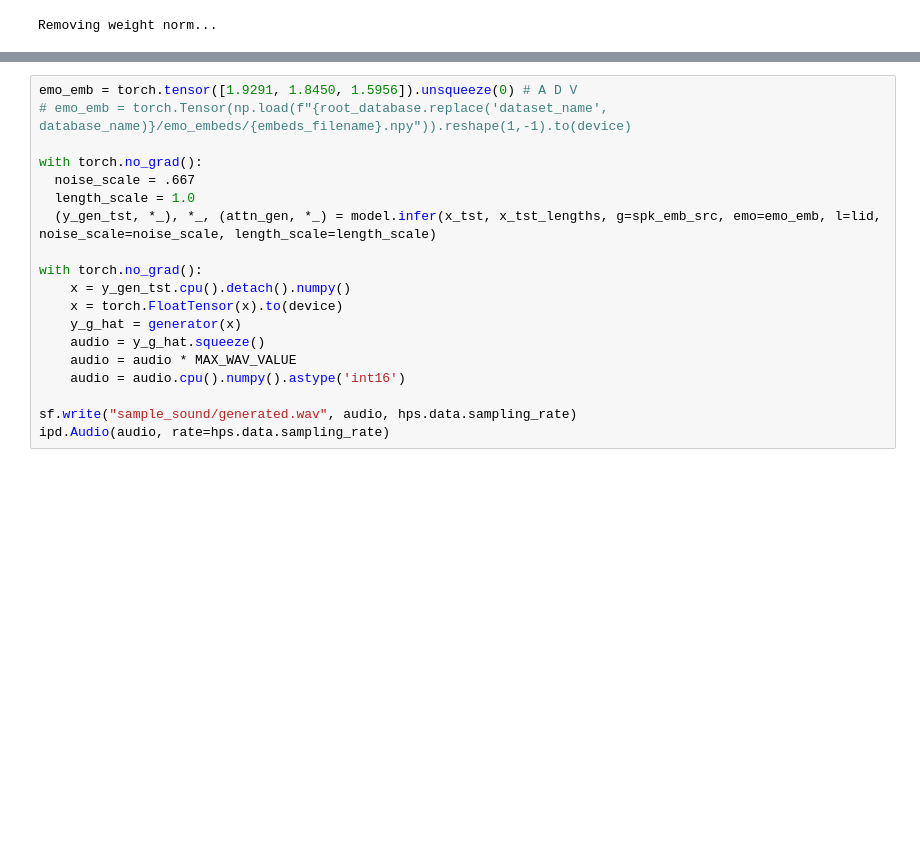
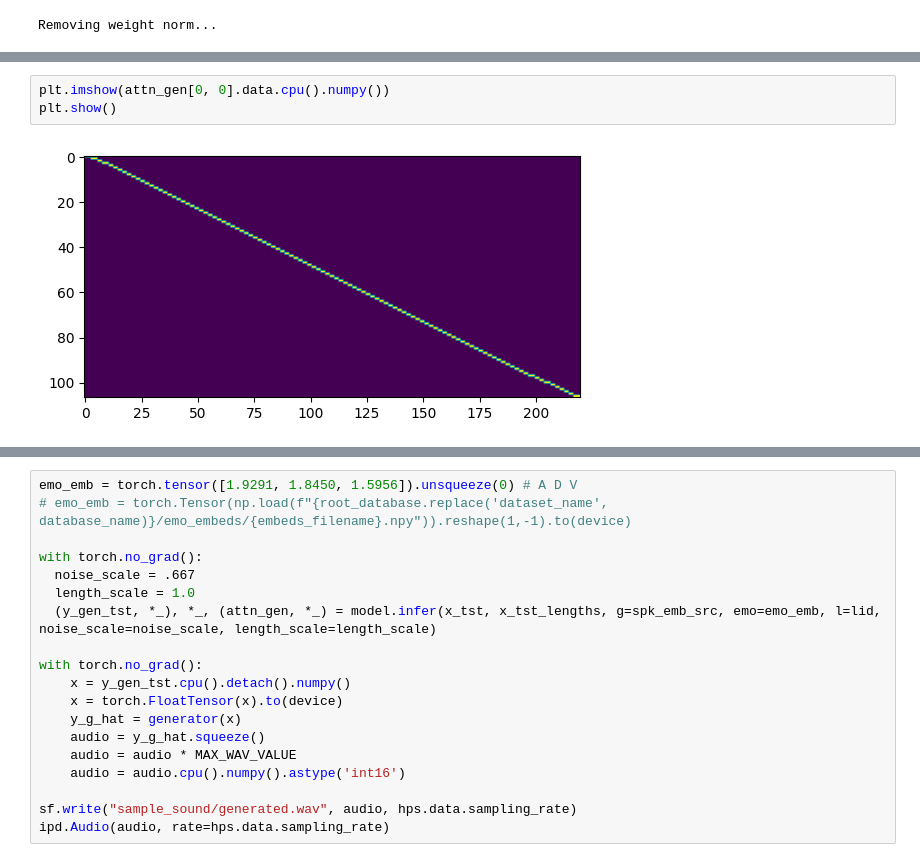
Before and after one commit to arkiven4/glow-tts, a Jupyter notebook: inference_hifigan.ipynb, the cells around one changed output, grey strips where cells are left out. Saved outputs shown, nothing was run; the diff lists cells and outputs as text; blank space fills up the shorter version.

```diff
--- a/inference_hifigan.ipynb
+++ b/inference_hifigan.ipynb
@@ -154,0 +179,5 @@ ipd.Audio(y, rate=sr)
+# %%
+plt.imshow(attn_gen[0, 0].data.cpu().numpy())
+plt.show()
+# %% [output]
+[figure, added]
```
Also changed, not shown: parts of 6 cells of this notebook, 5 other files.
